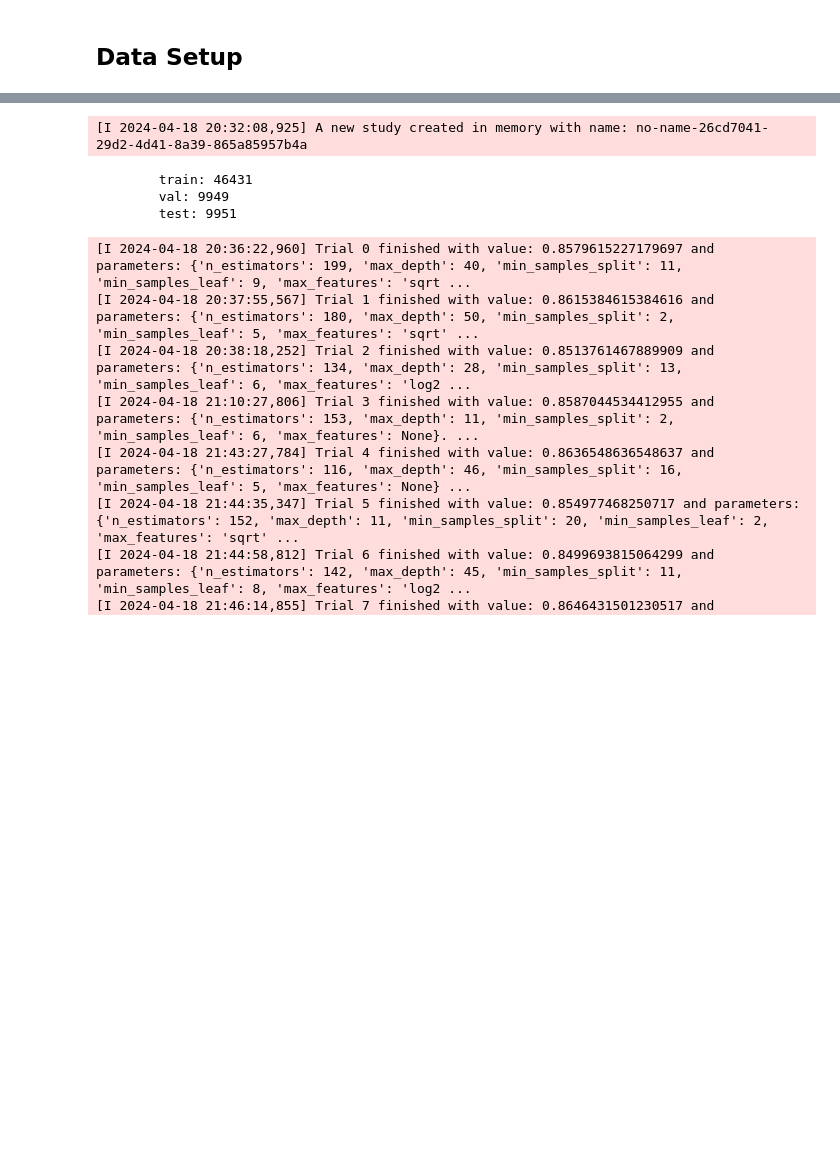
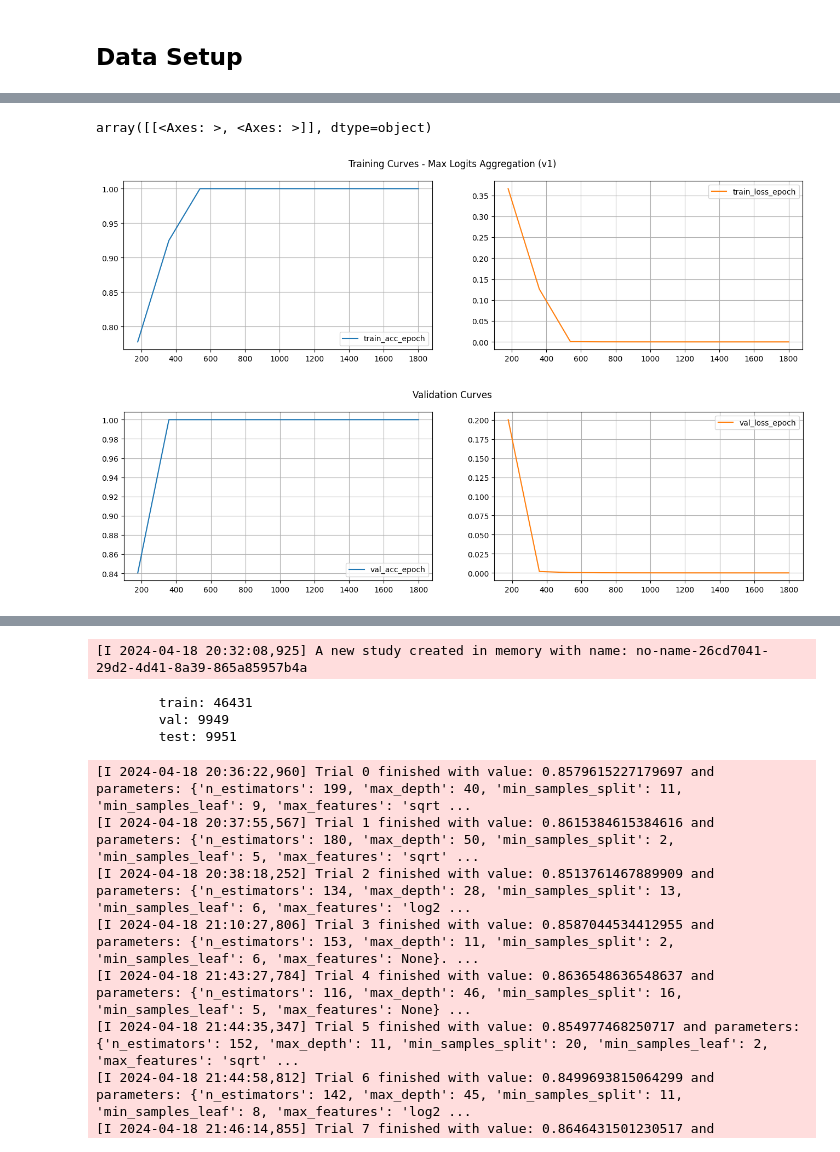
Before and after one commit to KoltonHauck/BMI6114_FinalProject, a Jupyter notebook: main.ipynb, the cells around one changed output, grey strips where cells are left out. Drawn from its saved outputs; the diff is of its cells as text; code cells hidden in the pictures; blank space fills up the shorter version.

```diff
--- a/main.ipynb
+++ b/main.ipynb
@@ -340,0 +133,18 @@ All distributed processes registered. Starting with 2 processes
+# %%
+### version 0: mean logits agg
+### version 2: mean seq agg
+### version 4: max logits agg
+### version 6: max logits agg v1
+
+num = len(os.listdir("./logs/fc")) - 1
+logs_to_read = f"./logs/fc/version_{num}/metrics.csv"
+
+hist = pd.read_csv(logs_to_read)
+hist[['train_acc_epoch', 'train_loss_epoch']].dropna().plot(subplots=True, layout=(1,2), figsize=(16,4),
+                                         grid=True, title="Training Curves - Max Logits Aggregation (v1)")
+hist[['val_acc_epoch', 'val_loss_epoch']].dropna().plot(subplots=True, layout=(1,2), figsize=(16,4),
+                                         grid=True, title="Validation Curves")
+# %% [output]
+array([[<Axes: >, <Axes: >]], dtype=object)
+[figure, added]
+[figure, added]
```
Also changed, not shown: parts of 36 cells of this notebook, 8 other files.
